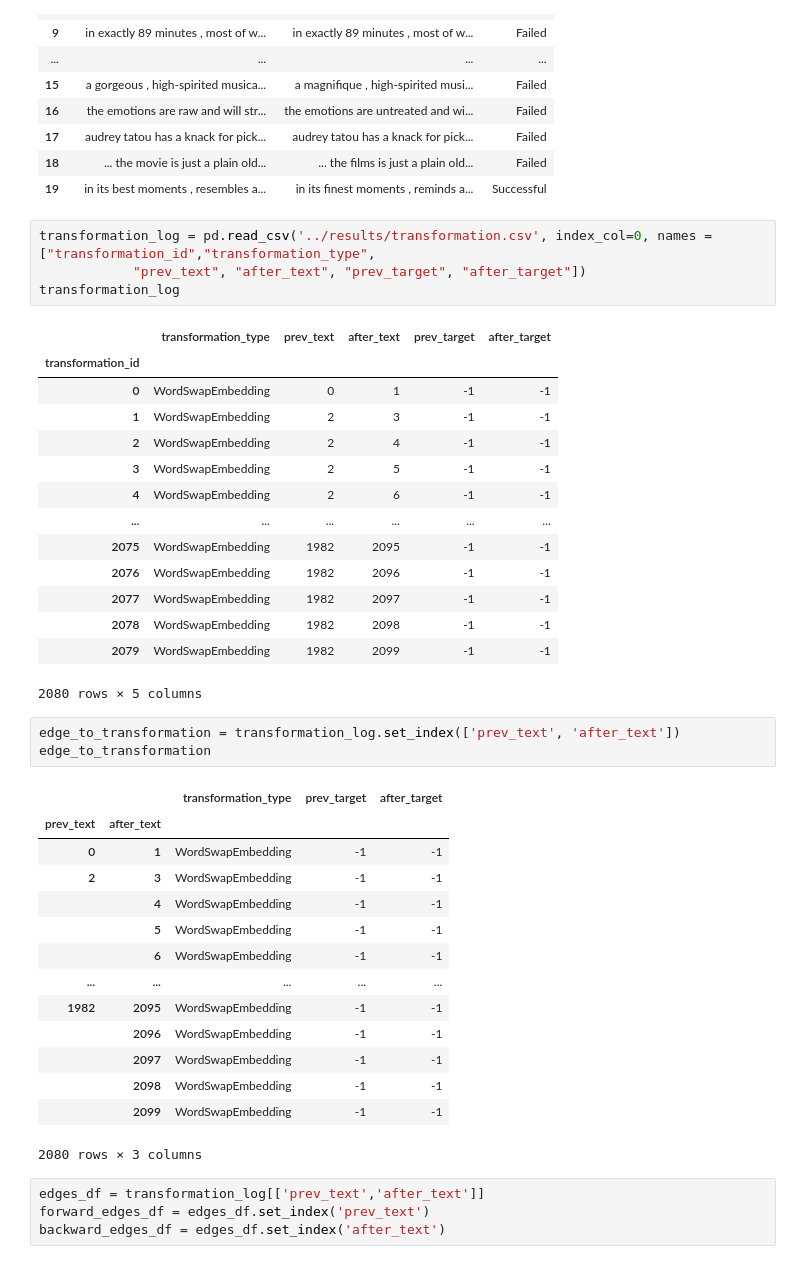
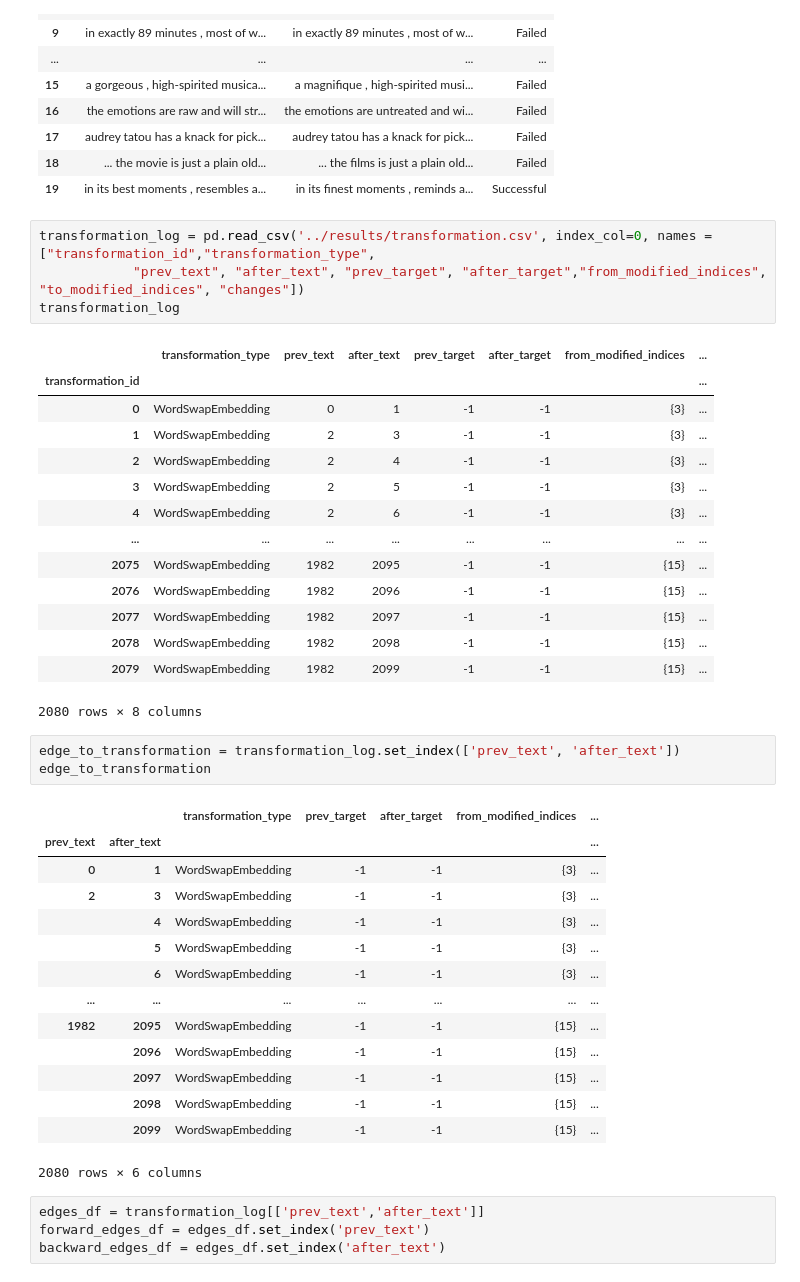
Before and after one commit to UCLA-SEAL/ProvenanceInspector, a Jupyter notebook: after/log_query_example.ipynb, the cells around one changed output. Drawn from its saved outputs; the diff is of its cells as text.

```diff
--- a/after/log_query_example.ipynb
+++ b/after/log_query_example.ipynb
@@ -98,41 +98,41 @@ out_df
 | 19 | in its best moments , resembles a... | in its finest moments , reminds a... | Successful |
 # %%
 transformation_log = pd.read_csv('../results/transformation.csv', index_col=0, names = ["transformation_id","transformation_type",
-            "prev_text", "after_text", "prev_target", "after_target"])
+            "prev_text", "after_text", "prev_target", "after_target","from_modified_indices", "to_modified_indices", "changes"])
 transformation_log
 # %% [output]
-|  | transformation_type | prev_text | after_text | prev_target | after_target |
-| transformation_id |  |  |  |  |  |
-| 0 | WordSwapEmbedding | 0 | 1 | -1 | -1 |
-| 1 | WordSwapEmbedding | 2 | 3 | -1 | -1 |
-| 2 | WordSwapEmbedding | 2 | 4 | -1 | -1 |
-| 3 | WordSwapEmbedding | 2 | 5 | -1 | -1 |
-| 4 | WordSwapEmbedding | 2 | 6 | -1 | -1 |
-| ... | ... | ... | ... | ... | ... |
-| 2075 | WordSwapEmbedding | 1982 | 2095 | -1 | -1 |
-| 2076 | WordSwapEmbedding | 1982 | 2096 | -1 | -1 |
-| 2077 | WordSwapEmbedding | 1982 | 2097 | -1 | -1 |
-| 2078 | WordSwapEmbedding | 1982 | 2098 | -1 | -1 |
-| 2079 | WordSwapEmbedding | 1982 | 2099 | -1 | -1 |
+|  | transformation_type | prev_text | after_text | prev_target | after_target | from_modified_indices | ... |
+| transformation_id |  |  |  |  |  |  | ... |
+| 0 | WordSwapEmbedding | 0 | 1 | -1 | -1 | {3} | ... |
+| 1 | WordSwapEmbedding | 2 | 3 | -1 | -1 | {3} | ... |
+| 2 | WordSwapEmbedding | 2 | 4 | -1 | -1 | {3} | ... |
+| 3 | WordSwapEmbedding | 2 | 5 | -1 | -1 | {3} | ... |
+| 4 | WordSwapEmbedding | 2 | 6 | -1 | -1 | {3} | ... |
+| ... | ... | ... | ... | ... | ... | ... | ... |
+| 2075 | WordSwapEmbedding | 1982 | 2095 | -1 | -1 | {15} | ... |
+| 2076 | WordSwapEmbedding | 1982 | 2096 | -1 | -1 | {15} | ... |
+| 2077 | WordSwapEmbedding | 1982 | 2097 | -1 | -1 | {15} | ... |
+| 2078 | WordSwapEmbedding | 1982 | 2098 | -1 | -1 | {15} | ... |
+| 2079 | WordSwapEmbedding | 1982 | 2099 | -1 | -1 | {15} | ... |
-2080 rows × 5 columns
+2080 rows × 8 columns
 # %%
 edge_to_transformation = transformation_log.set_index(['prev_text', 'after_text'])
 edge_to_transformation
 # %% [output]
-|  |  | transformation_type | prev_target | after_target |
-| prev_text | after_text |  |  |  |
-| 0 | 1 | WordSwapEmbedding | -1 | -1 |
-| 2 | 3 | WordSwapEmbedding | -1 | -1 |
-|  | 4 | WordSwapEmbedding | -1 | -1 |
-|  | 5 | WordSwapEmbedding | -1 | -1 |
-|  | 6 | WordSwapEmbedding | -1 | -1 |
-| ... | ... | ... | ... | ... |
-| 1982 | 2095 | WordSwapEmbedding | -1 | -1 |
-|  | 2096 | WordSwapEmbedding | -1 | -1 |
-|  | 2097 | WordSwapEmbedding | -1 | -1 |
-|  | 2098 | WordSwapEmbedding | -1 | -1 |
-|  | 2099 | WordSwapEmbedding | -1 | -1 |
+|  |  | transformation_type | prev_target | after_target | from_modified_indices | ... |
+| prev_text | after_text |  |  |  |  | ... |
+| 0 | 1 | WordSwapEmbedding | -1 | -1 | {3} | ... |
+| 2 | 3 | WordSwapEmbedding | -1 | -1 | {3} | ... |
+|  | 4 | WordSwapEmbedding | -1 | -1 | {3} | ... |
+|  | 5 | WordSwapEmbedding | -1 | -1 | {3} | ... |
+|  | 6 | WordSwapEmbedding | -1 | -1 | {3} | ... |
+| ... | ... | ... | ... | ... | ... | ... |
+| 1982 | 2095 | WordSwapEmbedding | -1 | -1 | {15} | ... |
+|  | 2096 | WordSwapEmbedding | -1 | -1 | {15} | ... |
+|  | 2097 | WordSwapEmbedding | -1 | -1 | {15} | ... |
+|  | 2098 | WordSwapEmbedding | -1 | -1 | {15} | ... |
+|  | 2099 | WordSwapEmbedding | -1 | -1 | {15} | ... |
-2080 rows × 3 columns
+2080 rows × 6 columns
 # %%
 edges_df = transformation_log[['prev_text','after_text']]
 forward_edges_df = edges_df.set_index('prev_text')
```
Also changed, not shown: parts of 10 cells of this notebook, 5 other files.
